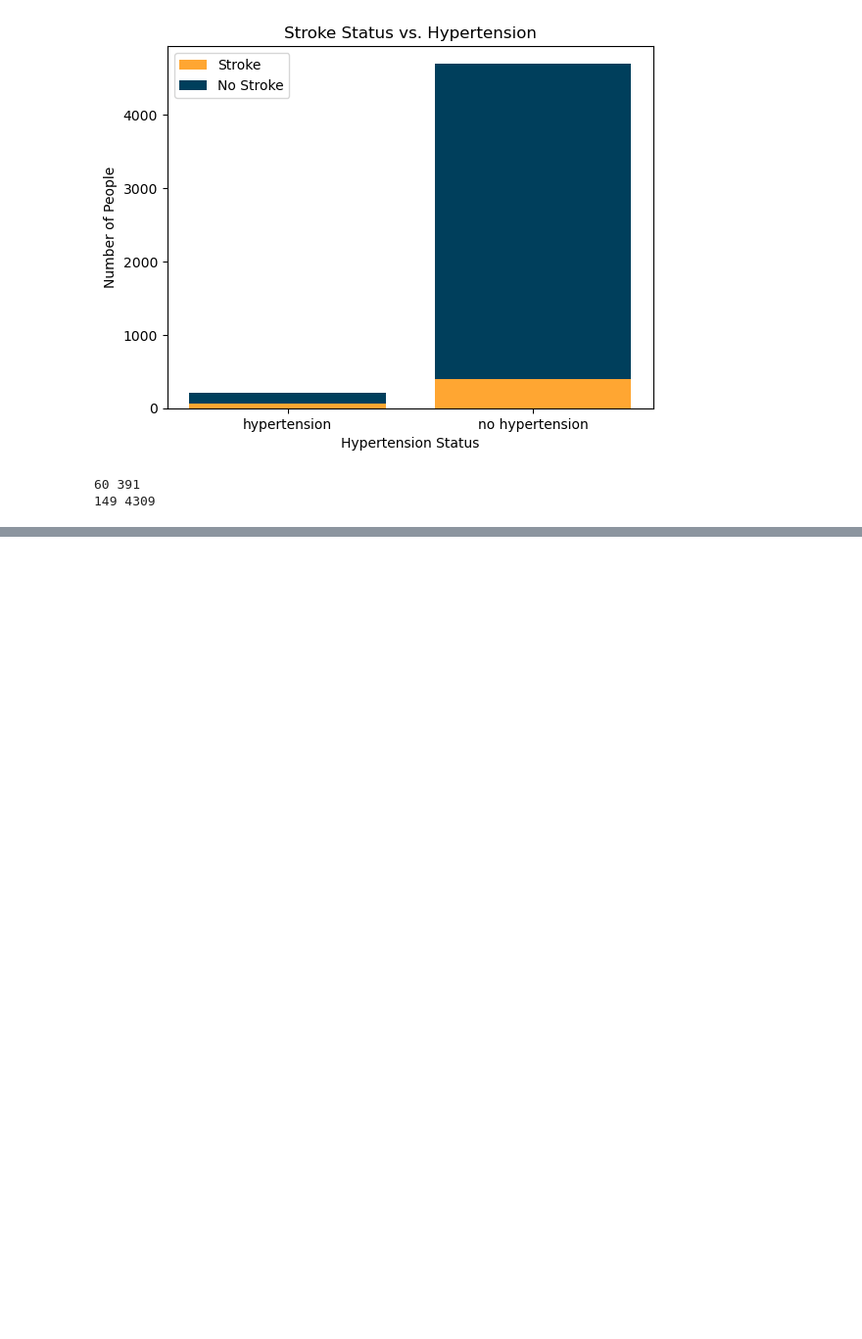
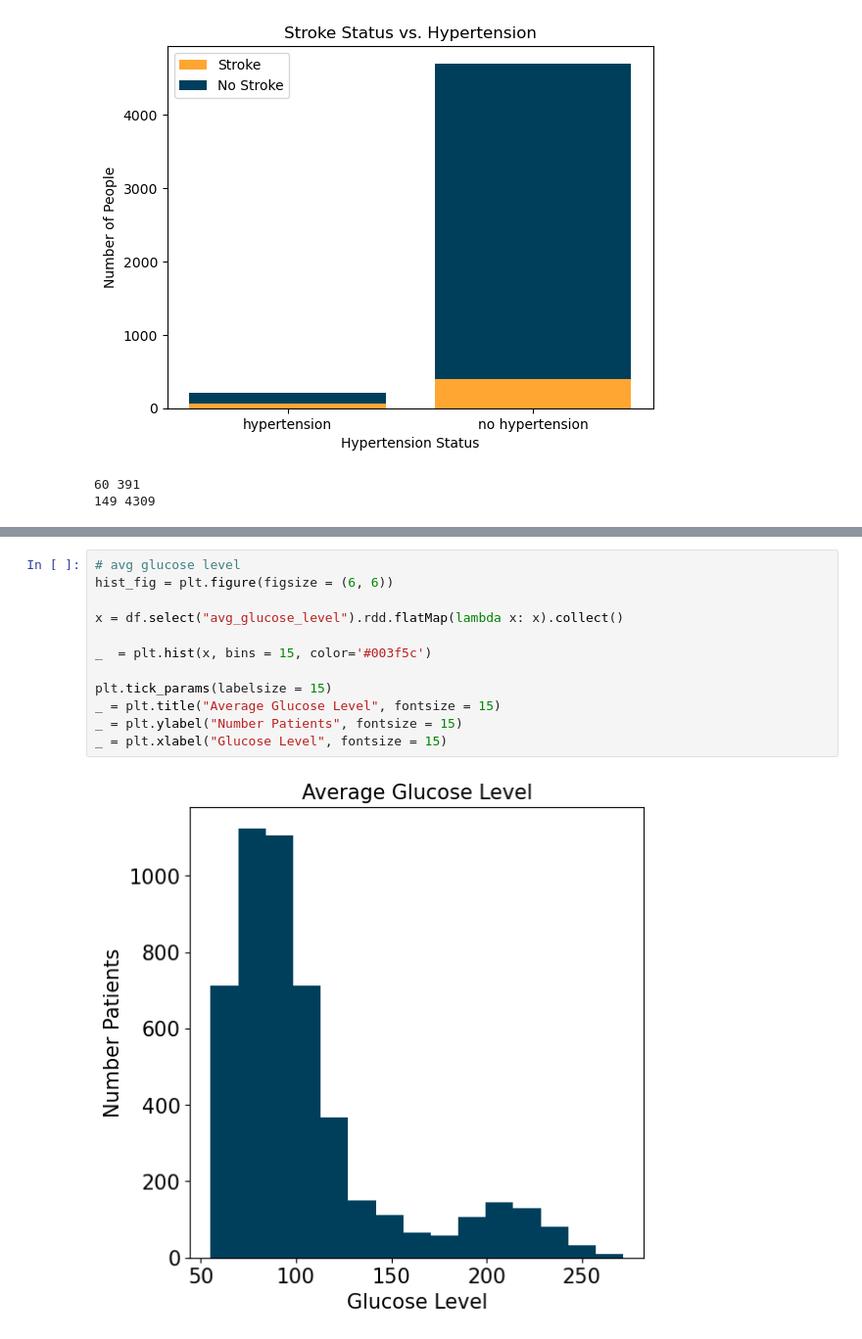
Before and after one commit to amira-bendjama/PREDICTING-STROKES-PYSPARK, a Jupyter notebook: DSCI632-PREDICTING-STROKE-PYSPARK.ipynb, the cells around one changed output, grey strips where cells are left out. Shown: that part at 98% size. Saved outputs shown, nothing was run; the diff lists cells and outputs as text; blank space fills up the shorter version.

Commit message:
avg glucose level

```diff
--- a/DSCI632-PREDICTING-STROKE-PYSPARK.ipynb
+++ b/DSCI632-PREDICTING-STROKE-PYSPARK.ipynb
@@ -395,0 +435,14 @@ print(nhs_num, nhns_num)  # 3 % of people without hypertension had a stroke
+# %%
+# avg glucose level
+hist_fig = plt.figure(figsize = (6, 6))
+
+x = df.select("avg_glucose_level").rdd.flatMap(lambda x: x).collect()
+
+_  = plt.hist(x, bins = 15, color='#003f5c')
+
+plt.tick_params(labelsize = 15)
+_ = plt.title("Average Glucose Level", fontsize = 15)
+_ = plt.ylabel("Number Patients", fontsize = 15)
+_ = plt.xlabel("Glucose Level", fontsize = 15)
+# %% [output]
+[figure, added]
```
Also changed, not shown: parts of 2 cells of this notebook.
